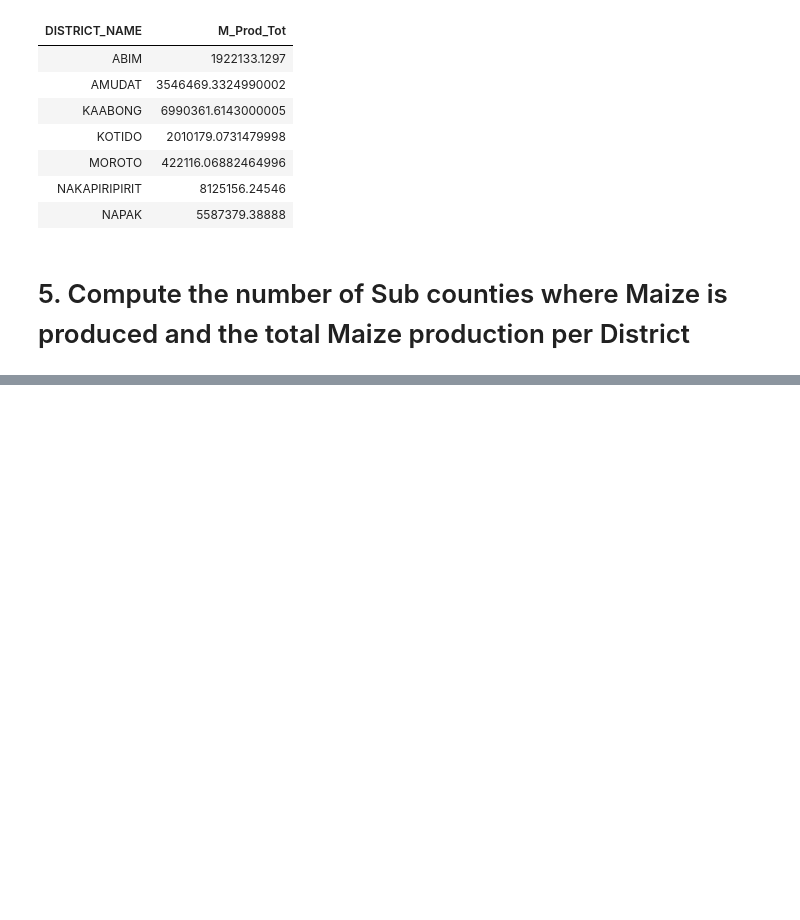
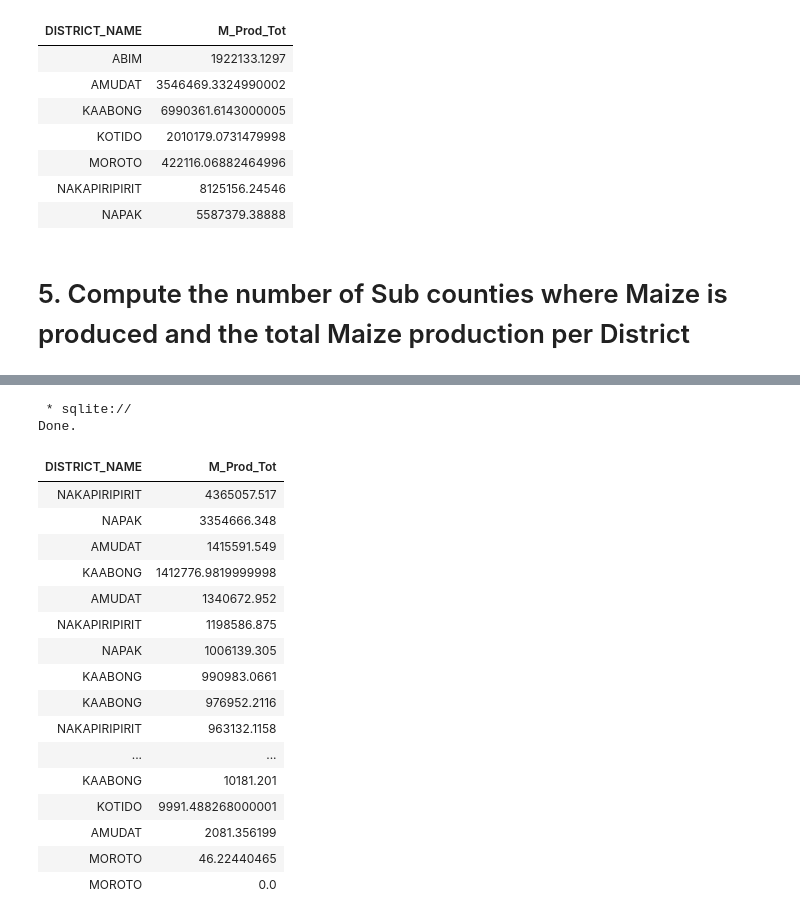
Before and after one commit to veronica1013/project_dsp, a Jupyter notebook: Moringa_Data_Science_Prep_W1_Independent_Project_2021_09_Veronica_Isiaho_SQL_Notebook.ipynb, the cells around one changed output, grey strips where cells are left out. Drawn from its saved outputs; the diff is of its cells as text; code cells hidden in the pictures; blank space fills up the shorter version.

```diff
--- a/Moringa_Data_Science_Prep_W1_Independent_Project_2021_09_Veronica_Isiaho_SQL_Notebook.ipynb
+++ b/Moringa_Data_Science_Prep_W1_Independent_Project_2021_09_Veronica_Isiaho_SQL_Notebook.ipynb
@@ -157,0 +213,25 @@ SELECT DISTRICT_NAME
+# %%
+%%sql
+SELECT DISTRICT_NAME, M_Prod_Tot
+FROM Uganda
+ORDER BY M_Prod_Tot DESC;
+# %% [output]
+ * sqlite://
+Done.
+| DISTRICT_NAME | M_Prod_Tot |
+| NAKAPIRIPIRIT | 4365057.517 |
+| NAPAK | 3354666.348 |
+| AMUDAT | 1415591.549 |
+| KAABONG | 1412776.9819999998 |
+| AMUDAT | 1340672.952 |
+| NAKAPIRIPIRIT | 1198586.875 |
+| NAPAK | 1006139.305 |
+| KAABONG | 990983.0661 |
+| KAABONG | 976952.2116 |
+| NAKAPIRIPIRIT | 963132.1158 |
+| ... | ... |
+| KAABONG | 10181.201 |
+| KOTIDO | 9991.488268000001 |
+| AMUDAT | 2081.356199 |
+| MOROTO | 46.22440465 |
+| MOROTO | 0.0 |
```
Also changed, not shown: parts of 10 cells of this notebook.
